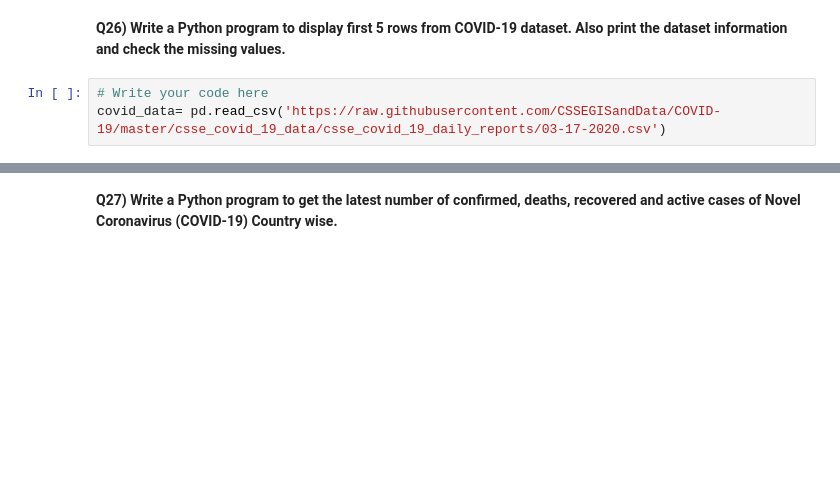
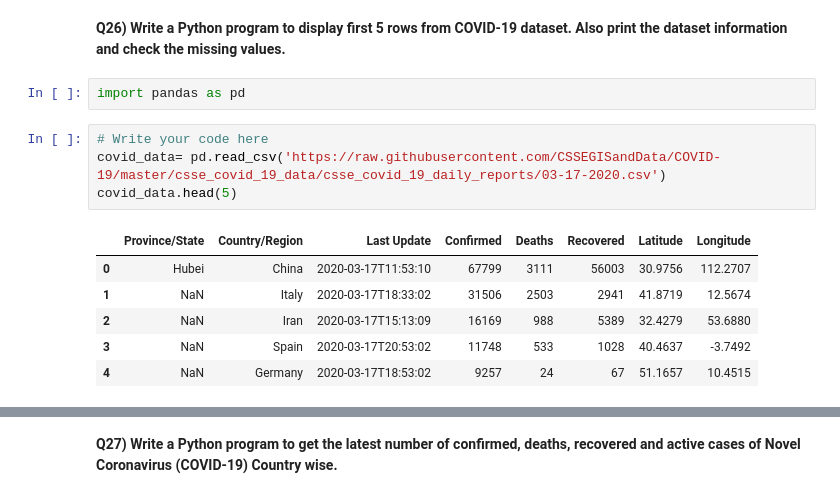
Before and after one commit to Jaya9522/almabetter_assignments, a Jupyter notebook: Copy_of_Assignment_Numpy_&_Pandas.ipynb, the cells around one changed output, grey strips where cells are left out. Cells and saved outputs as stored; diff of their text form; blank space fills up the shorter version.

```diff
--- a/Copy_of_Assignment_Numpy_&_Pandas.ipynb
+++ b/Copy_of_Assignment_Numpy_&_Pandas.ipynb
@@ -436,6 +592,16 @@ Files on and before Feb 1 (UTC): the last updated files before 23:59 (UTC).
 Using above dataset we have created some exercises on COVID-19 (Spread of the novel coronavirus, Analysis, Visualization, Prediction & Comparisons
 # %% [markdown]
 **Q26) Write a Python program to display first 5 rows from COVID-19 dataset. Also print the dataset information and check the missing values.**
+# %%
+import pandas as pd
 # %%
 # Write your code here
 covid_data= pd.read_csv('https://raw.githubusercontent.com/CSSEGISandData/COVID-19/master/csse_covid_19_data/csse_covid_19_daily_reports/03-17-2020.csv')
+covid_data.head(5)
+# %% [output]
+|  | Province/State | Country/Region | Last Update | Confirmed | Deaths | Recovered | Latitude | Longitude |
+| 0 | Hubei | China | 2020-03-17T11:53:10 | 67799 | 3111 | 56003 | 30.9756 | 112.2707 |
+| 1 | NaN | Italy | 2020-03-17T18:33:02 | 31506 | 2503 | 2941 | 41.8719 | 12.5674 |
+| 2 | NaN | Iran | 2020-03-17T15:13:09 | 16169 | 988 | 5389 | 32.4279 | 53.6880 |
+| 3 | NaN | Spain | 2020-03-17T20:53:02 | 11748 | 533 | 1028 | 40.4637 | -3.7492 |
+| 4 | NaN | Germany | 2020-03-17T18:53:02 | 9257 | 24 | 67 | 51.1657 | 10.4515 |
```
Also changed, not shown: parts of 28 cells of this notebook.
